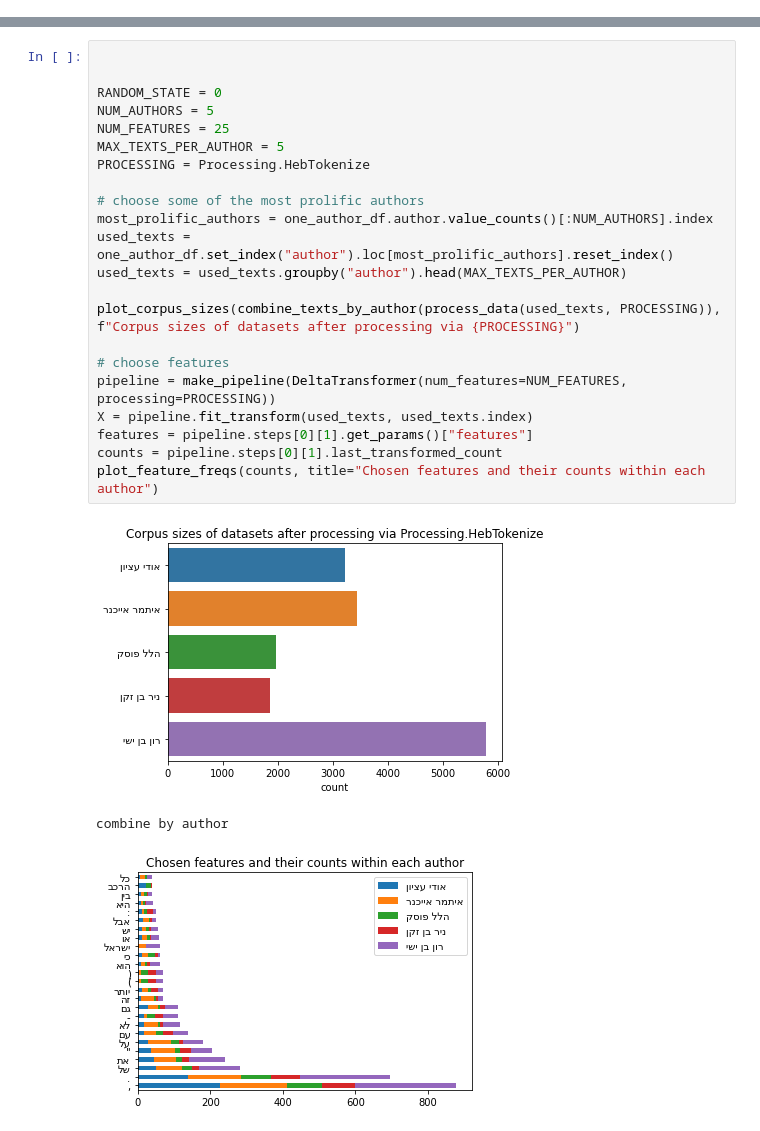
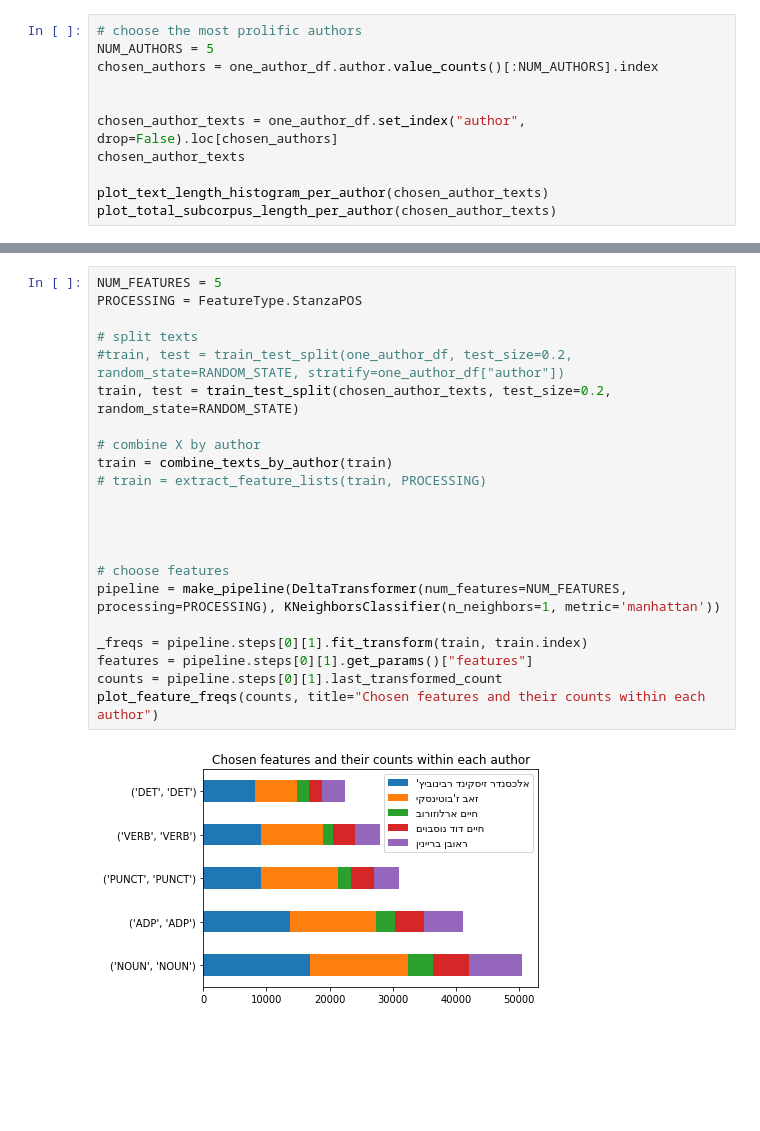
Before and after one commit to nmdanny/hnlp_proj, a Jupyter notebook: eda.ipynb, the cells around one changed output, grey strips where cells are left out. Drawn from its saved outputs; the diff is of its cells as text; blank space fills up the shorter version.

Commit message:
refactor to allow use of stanza POS/lemmas

```diff
--- a/eda.ipynb
+++ b/eda.ipynb
@@ -69,0 +66,11 @@ no_author_df
+# %%
+# choose the most prolific authors
+NUM_AUTHORS = 5
+chosen_authors = one_author_df.author.value_counts()[:NUM_AUTHORS].index
+
+
+chosen_author_texts = one_author_df.set_index("author", drop=False).loc[chosen_authors]
+chosen_author_texts
+
+plot_text_length_histogram_per_author(chosen_author_texts)
+plot_total_subcorpus_length_per_author(chosen_author_texts)
@@ -70,26 +80,24 @@ no_author_df
 # %%
+NUM_FEATURES = 5
+PROCESSING = FeatureType.StanzaPOS
+
+# split texts
+#train, test = train_test_split(one_author_df, test_size=0.2, random_state=RANDOM_STATE, stratify=one_author_df["author"])
+train, test = train_test_split(chosen_author_texts, test_size=0.2, random_state=RANDOM_STATE)
+
+# combine X by author
+train = combine_texts_by_author(train)
+# train = extract_feature_lists(train, PROCESSING)
 
 
-RANDOM_STATE = 0
-NUM_AUTHORS = 5
-NUM_FEATURES = 25
-MAX_TEXTS_PER_AUTHOR = 5
-PROCESSING = Processing.HebTokenize
 
-# choose some of the most prolific authors
-most_prolific_authors = one_author_df.author.value_counts()[:NUM_AUTHORS].index
-used_texts = one_author_df.set_index("author").loc[most_prolific_authors].reset_index()
-used_texts = used_texts.groupby("author").head(MAX_TEXTS_PER_AUTHOR)
-
-plot_corpus_sizes(combine_texts_by_author(process_data(used_texts, PROCESSING)), f"Corpus sizes of datasets after processing via {PROCESSING}")
 
 # choose features
-pipeline = make_pipeline(DeltaTransformer(num_features=NUM_FEATURES, processing=PROCESSING))
-X = pipeline.fit_transform(used_texts, used_texts.index)
+pipeline = make_pipeline(DeltaTransformer(num_features=NUM_FEATURES, processing=PROCESSING), KNeighborsClassifier(n_neighbors=1, metric='manhattan'))
+
+_freqs = pipeline.steps[0][1].fit_transform(train, train.index)
 features = pipeline.steps[0][1].get_params()["features"]
 counts = pipeline.steps[0][1].last_transformed_count
 plot_feature_freqs(counts, title="Chosen features and their counts within each author")
 # %% [output]
-[figure, old version]
+[figure, new version]
-combine by author
-[figure, removed]
```
Also changed, not shown: parts of 10 cells of this notebook, 8 other files.
